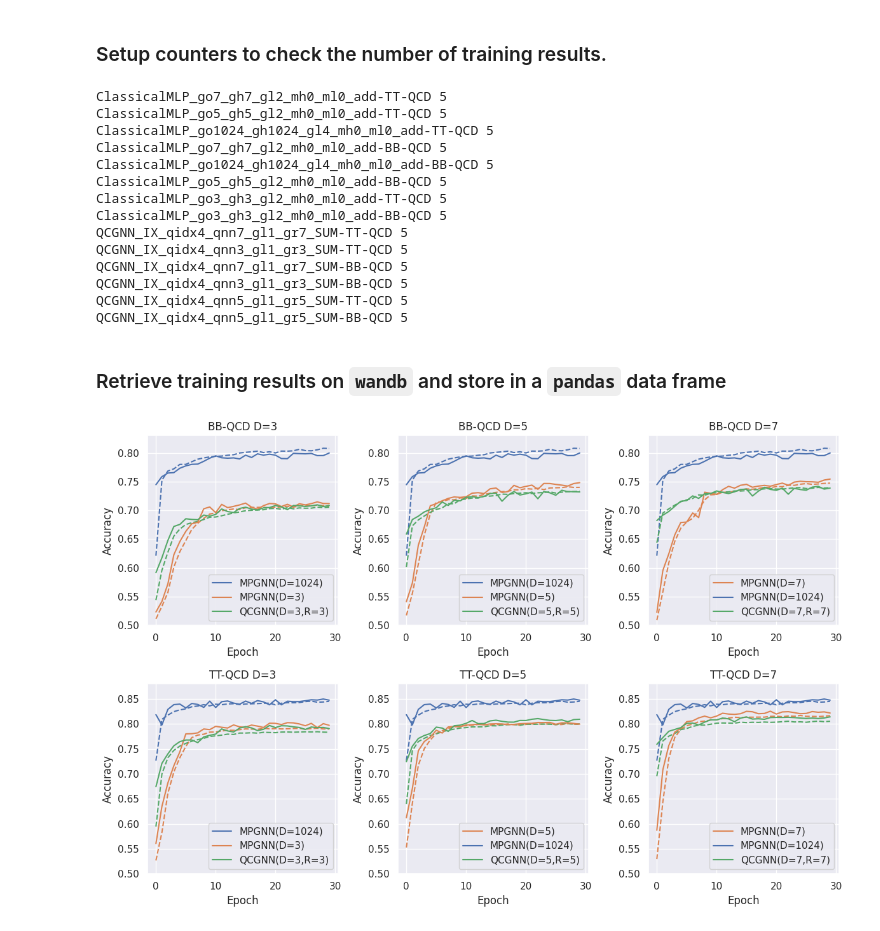
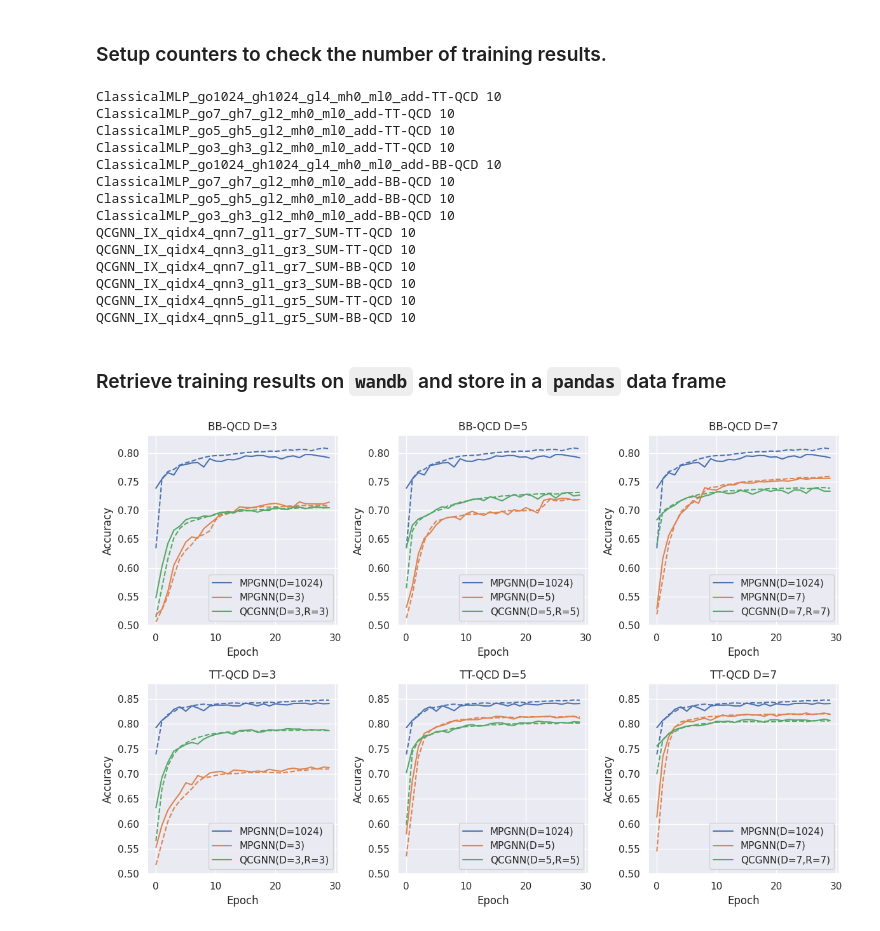
Before and after one commit to maplexgitx0302/QML-QCGNN, a Jupyter notebook: result_wandb.ipynb, the cells around one changed output. Drawn from its saved outputs; the diff is of its cells as text; code cells hidden in the pictures.

```diff
--- a/result_wandb.ipynb
+++ b/result_wandb.ipynb
@@ -26,11 +28,10 @@ with open("config.json", "r") as json_file:
 ### Setup counters to check the number of training results.
 # %%
 # Range of random seeds.
-rnd_seed_range = range(5)
+rnd_seed_range = range(10)
 
 # Date time id of the training (not exact running time dates).
-best_classical = {"date": "20240117", "gnn_out": 1024}
-result_date = ["20240114", "20240116", "20240117", "20240122", best_classical["date"]]
+result_date = ["20240114", "20240116", "20240128"]
 
 def check(run: wandb.run):
     """Function for checking the run configuration.
@@ -78,23 +79,23 @@ for run in api.runs(f"{config['wandb_account']}/{config['wandb_project']}"):
 
 # Print out counters.
 for key, value in counter_dict.items():
-    assert value == len(rnd_seed_range), f"Check {key}"
+    assert value == len(rnd_seed_range), f"Check {key} {value}/{len(rnd_seed_range)}"
     print(key, value)
 # %% [output]
-ClassicalMLP_go7_gh7_gl2_mh0_ml0_add-TT-QCD 5
-ClassicalMLP_go5_gh5_gl2_mh0_ml0_add-TT-QCD 5
-ClassicalMLP_go1024_gh1024_gl4_mh0_ml0_add-TT-QCD 5
-ClassicalMLP_go7_gh7_gl2_mh0_ml0_add-BB-QCD 5
-ClassicalMLP_go1024_gh1024_gl4_mh0_ml0_add-BB-QCD 5
-ClassicalMLP_go5_gh5_gl2_mh0_ml0_add-BB-QCD 5
-ClassicalMLP_go3_gh3_gl2_mh0_ml0_add-TT-QCD 5
-ClassicalMLP_go3_gh3_gl2_mh0_ml0_add-BB-QCD 5
-QCGNN_IX_qidx4_qnn7_gl1_gr7_SUM-TT-QCD 5
-QCGNN_IX_qidx4_qnn3_gl1_gr3_SUM-TT-QCD 5
-QCGNN_IX_qidx4_qnn7_gl1_gr7_SUM-BB-QCD 5
-QCGNN_IX_qidx4_qnn3_gl1_gr3_SUM-BB-QCD 5
-QCGNN_IX_qidx4_qnn5_gl1_gr5_SUM-TT-QCD 5
-QCGNN_IX_qidx4_qnn5_gl1_gr5_SUM-BB-QCD 5
+ClassicalMLP_go1024_gh1024_gl4_mh0_ml0_add-TT-QCD 10
+ClassicalMLP_go7_gh7_gl2_mh0_ml0_add-TT-QCD 10
+ClassicalMLP_go5_gh5_gl2_mh0_ml0_add-TT-QCD 10
+ClassicalMLP_go3_gh3_gl2_mh0_ml0_add-TT-QCD 10
+ClassicalMLP_go1024_gh1024_gl4_mh0_ml0_add-BB-QCD 10
+ClassicalMLP_go7_gh7_gl2_mh0_ml0_add-BB-QCD 10
+ClassicalMLP_go5_gh5_gl2_mh0_ml0_add-BB-QCD 10
+ClassicalMLP_go3_gh3_gl2_mh0_ml0_add-BB-QCD 10
+QCGNN_IX_qidx4_qnn7_gl1_gr7_SUM-TT-QCD 10
+QCGNN_IX_qidx4_qnn3_gl1_gr3_SUM-TT-QCD 10
+QCGNN_IX_qidx4_qnn7_gl1_gr7_SUM-BB-QCD 10
+QCGNN_IX_qidx4_qnn3_gl1_gr3_SUM-BB-QCD 10
+QCGNN_IX_qidx4_qnn5_gl1_gr5_SUM-TT-QCD 10
+QCGNN_IX_qidx4_qnn5_gl1_gr5_SUM-BB-QCD 10
 # %% [markdown]
 ### Retrieve training results on `wandb` and store in a `pandas` data frame
 # %%
@@ -139,7 +140,7 @@ for run in tqdm.tqdm(wandb_runs):
         config_keys += ["gnn_hidden", "gnn_out"]
         temp_frame["legend"] = f"MPGNN(D={run.config['gnn_out']})"
 
-    elif "QCGNN_IX" in run.name:
+    elif g_main.QCGNN.__name__ in run.name:
         if "gl1" not in run.name:
             continue
         config_keys += ["gnn_nn_qubits", "gnn_reupload", "gnn_layers"]
@@ -174,8 +175,7 @@ for row, col in product(range(num_row), range(num_col)):
     dim = dim_list[col]
 
     is_abbrev = (df["abbrev"] == abbrev)
-    is_classical = (df["gnn_out"] == best_classical["gnn_out"]) \
-        | (df["gnn_out"] == dim)
+    is_classical = (df["gnn_out"] == 1024) | (df["gnn_out"] == dim)
     is_quantum = (df["gnn_nn_qubits"] == dim) & (df["gnn_reupload"] == dim)
     index = is_abbrev & (is_classical | is_quantum)
 
@@ -193,31 +193,31 @@ for row, col in product(range(num_row), range(num_col)):
     )
 
     # Plot testing (validation) data procedure and result.
     sns.lineplot(
         data=df[index],
         x="epoch",
         y="valid_acc_epoch",
         hue="legend",
         ax=ax[row][col],
         palette=color_palette,
         errorbar=None,
         # errorbar=("sd", 1),
     )
 
     # Setup labels and titles.
     ax[row][col].set_xlabel("Epoch")
     ax[row][col].set_ylabel("Accuracy")
     ax[row][col].set_title(f"{abbrev_list[row]} D={dim_list[col]}")
 
     # Manually set figures y-axis range (limit).
     if abbrev == "BB-QCD":
         ax[row][col].set_ylim(0.50, 0.83)
     elif abbrev == "TT-QCD":
         ax[row][col].set_ylim(0.50, 0.88)
 
     # Move the legend bot to bottom right.
     sns.move_legend(ax[row][col], "lower right", title=None)
 
     plt.tight_layout()
 # %% [output]
-[figure, old version]
+[figure, new version]
```
Also changed, not shown: parts of 1 cell of this notebook, 9 other files.
